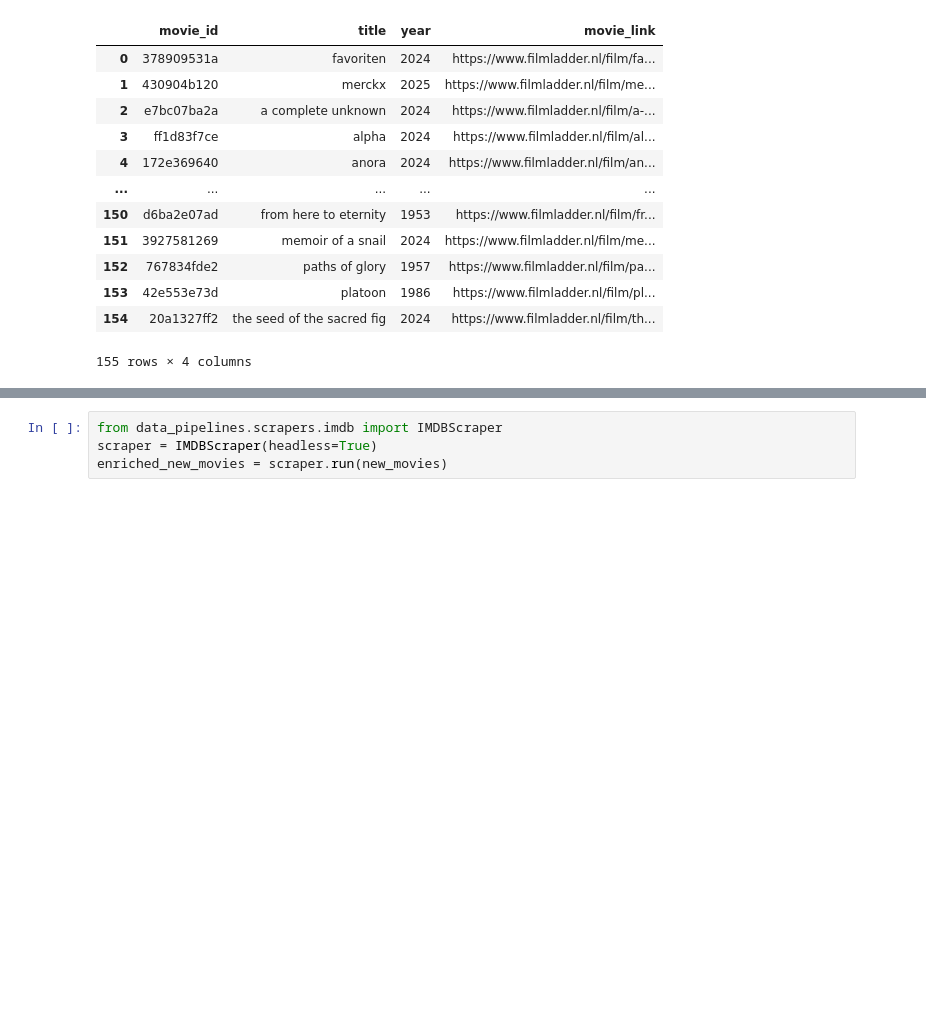
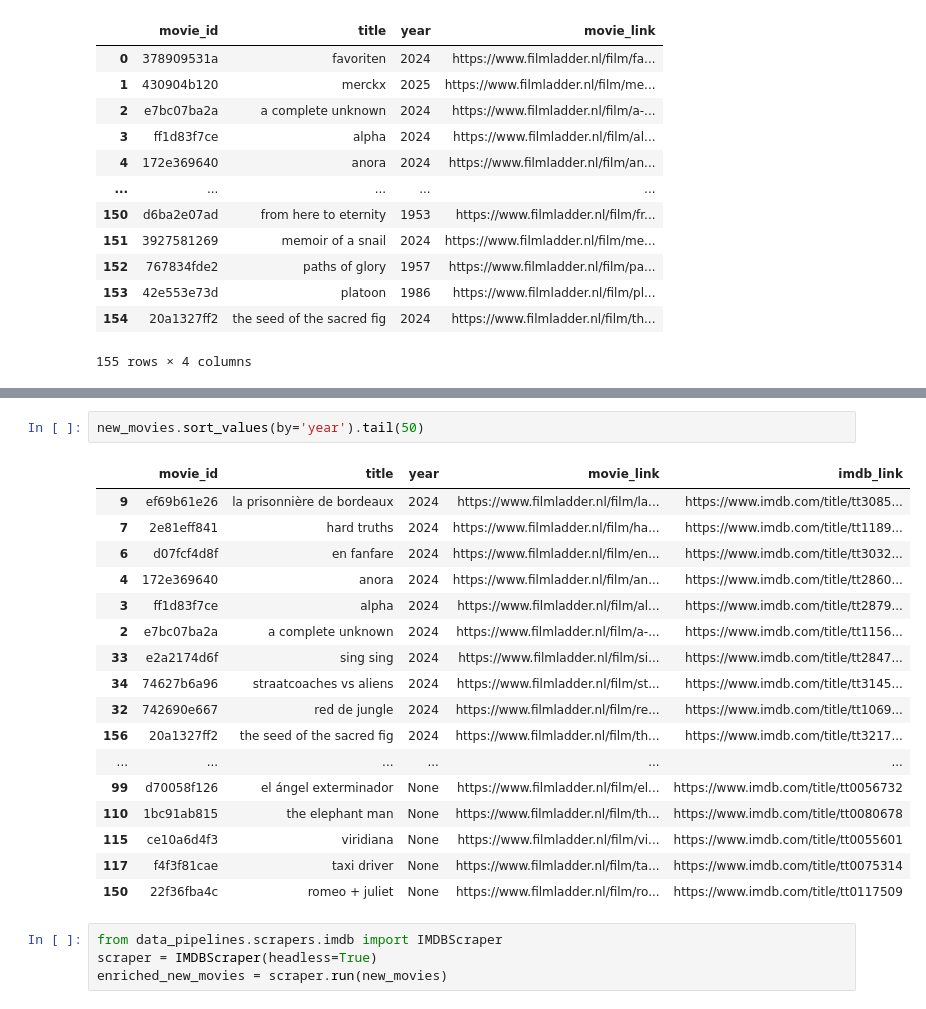
Before and after one commit to asnijders/cineville_scraper, a Jupyter notebook: backend/pipeline.ipynb, the cells around one changed output, grey strips where cells are left out. Saved outputs shown, nothing was run; the diff lists cells and outputs as text; blank space fills up the shorter version.

```diff
--- a/backend/pipeline.ipynb
+++ b/backend/pipeline.ipynb
@@ -98,3 +124,23 @@ INFO:WDM:Driver [/Users/ardsnijders/.wdm/drivers/chromedriver/mac64/133.0.6943.1
+# %%
+new_movies.sort_values(by='year').tail(50)
+# %% [output]
+|  | movie_id | title | year | movie_link | imdb_link |
+| 9 | ef69b61e26 | la prisonnière de bordeaux | 2024 | https://www.filmladder.nl/film/la... | https://www.imdb.com/title/tt3085... |
+| 7 | 2e81eff841 | hard truths | 2024 | https://www.filmladder.nl/film/ha... | https://www.imdb.com/title/tt1189... |
+| 6 | d07fcf4d8f | en fanfare | 2024 | https://www.filmladder.nl/film/en... | https://www.imdb.com/title/tt3032... |
+| 4 | 172e369640 | anora | 2024 | https://www.filmladder.nl/film/an... | https://www.imdb.com/title/tt2860... |
+| 3 | ff1d83f7ce | alpha | 2024 | https://www.filmladder.nl/film/al... | https://www.imdb.com/title/tt2879... |
+| 2 | e7bc07ba2a | a complete unknown | 2024 | https://www.filmladder.nl/film/a-... | https://www.imdb.com/title/tt1156... |
+| 33 | e2a2174d6f | sing sing | 2024 | https://www.filmladder.nl/film/si... | https://www.imdb.com/title/tt2847... |
+| 34 | 74627b6a96 | straatcoaches vs aliens | 2024 | https://www.filmladder.nl/film/st... | https://www.imdb.com/title/tt3145... |
+| 32 | 742690e667 | red de jungle | 2024 | https://www.filmladder.nl/film/re... | https://www.imdb.com/title/tt1069... |
+| 156 | 20a1327ff2 | the seed of the sacred fig | 2024 | https://www.filmladder.nl/film/th... | https://www.imdb.com/title/tt3217... |
+| ... | ... | ... | ... | ... | ... |
+| 99 | d70058f126 | el ángel exterminador | None | https://www.filmladder.nl/film/el... | https://www.imdb.com/title/tt0056732 |
+| 110 | 1bc91ab815 | the elephant man | None | https://www.filmladder.nl/film/th... | https://www.imdb.com/title/tt0080678 |
+| 115 | ce10a6d4f3 | viridiana | None | https://www.filmladder.nl/film/vi... | https://www.imdb.com/title/tt0055601 |
+| 117 | f4f3f81cae | taxi driver | None | https://www.filmladder.nl/film/ta... | https://www.imdb.com/title/tt0075314 |
+| 150 | 22f36fba4c | romeo + juliet | None | https://www.filmladder.nl/film/ro... | https://www.imdb.com/title/tt0117509 |
 # %%
 from data_pipelines.scrapers.imdb import IMDBScraper
 scraper = IMDBScraper(headless=True)
```
Also changed, not shown: parts of 4 cells of this notebook.
